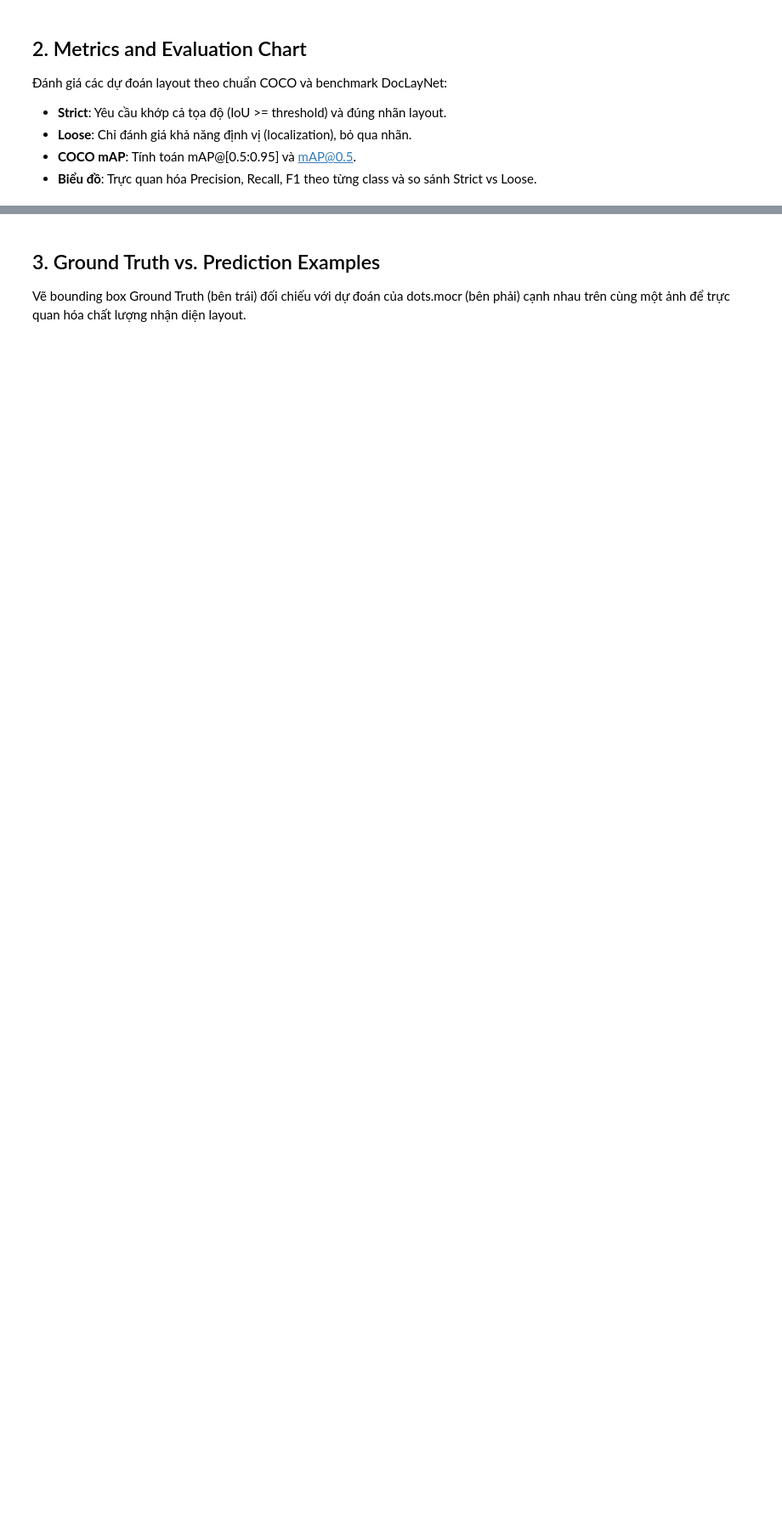
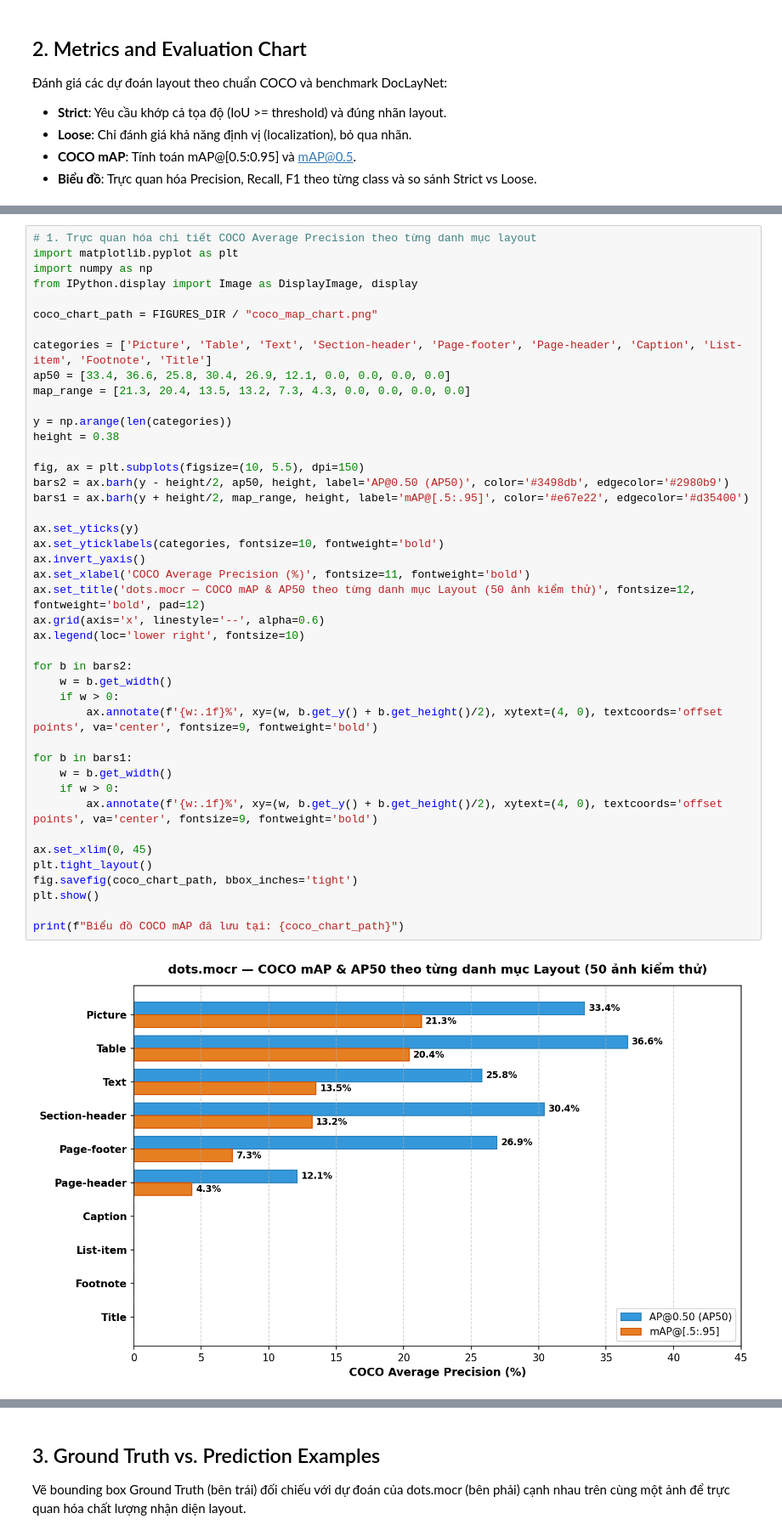
Before and after one commit to minhnguyenrun/Do-an-chuyen-nganh-261, a Jupyter notebook: methods/dots_mocr/notebooks/dots_mocr_report.ipynb, the cells around one changed output, grey strips where cells are left out. Shown at 85% size. Cells and saved outputs as stored; diff of their text form; blank space fills up the shorter version.

```diff
--- a/methods/dots_mocr/notebooks/dots_mocr_report.ipynb
+++ b/methods/dots_mocr/notebooks/dots_mocr_report.ipynb
@@ -177,0 +186,45 @@ Evaluation Chart (D:\Semester_261\DoAnChuyenNganh\DO-AN-261\outputs\reports\dots
+# %%
+# 1. Trực quan hóa chi tiết COCO Average Precision theo từng danh mục layout
+import matplotlib.pyplot as plt
+import numpy as np
+from IPython.display import Image as DisplayImage, display
+
+coco_chart_path = FIGURES_DIR / "coco_map_chart.png"
+
+categories = ['Picture', 'Table', 'Text', 'Section-header', 'Page-footer', 'Page-header', 'Caption', 'List-item', 'Footnote', 'Title']
+ap50 = [33.4, 36.6, 25.8, 30.4, 26.9, 12.1, 0.0, 0.0, 0.0, 0.0]
+map_range = [21.3, 20.4, 13.5, 13.2, 7.3, 4.3, 0.0, 0.0, 0.0, 0.0]
+
+y = np.arange(len(categories))
+height = 0.38
+
+fig, ax = plt.subplots(figsize=(10, 5.5), dpi=150)
+bars2 = ax.barh(y - height/2, ap50, height, label='AP@0.50 (AP50)', color='#3498db', edgecolor='#2980b9')
+bars1 = ax.barh(y + height/2, map_range, height, label='mAP@[.5:.95]', color='#e67e22', edgecolor='#d35400')
+
+ax.set_yticks(y)
+ax.set_yticklabels(categories, fontsize=10, fontweight='bold')
+ax.invert_yaxis()
+ax.set_xlabel('COCO Average Precision (%)', fontsize=11, fontweight='bold')
+ax.set_title('dots.mocr — COCO mAP & AP50 theo từng danh mục Layout (50 ảnh kiểm thử)', fontsize=12, fontweight='bold', pad=12)
+ax.grid(axis='x', linestyle='--', alpha=0.6)
+ax.legend(loc='lower right', fontsize=10)
+
+for b in bars2:
+    w = b.get_width()
+    if w > 0:
+        ax.annotate(f'{w:.1f}%', xy=(w, b.get_y() + b.get_height()/2), xytext=(4, 0), textcoords='offset points', va='center', fontsize=9, fontweight='bold')
+
+for b in bars1:
+    w = b.get_width()
+    if w > 0:
+        ax.annotate(f'{w:.1f}%', xy=(w, b.get_y() + b.get_height()/2), xytext=(4, 0), textcoords='offset points', va='center', fontsize=9, fontweight='bold')
+
+ax.set_xlim(0, 45)
+plt.tight_layout()
+fig.savefig(coco_chart_path, bbox_inches='tight')
+plt.show()
+
+print(f"Biểu đồ COCO mAP đã lưu tại: {coco_chart_path}")
+# %% [output]
+[figure, added]
```
Also changed, not shown: parts of 6 cells of this notebook, 5 other files.
